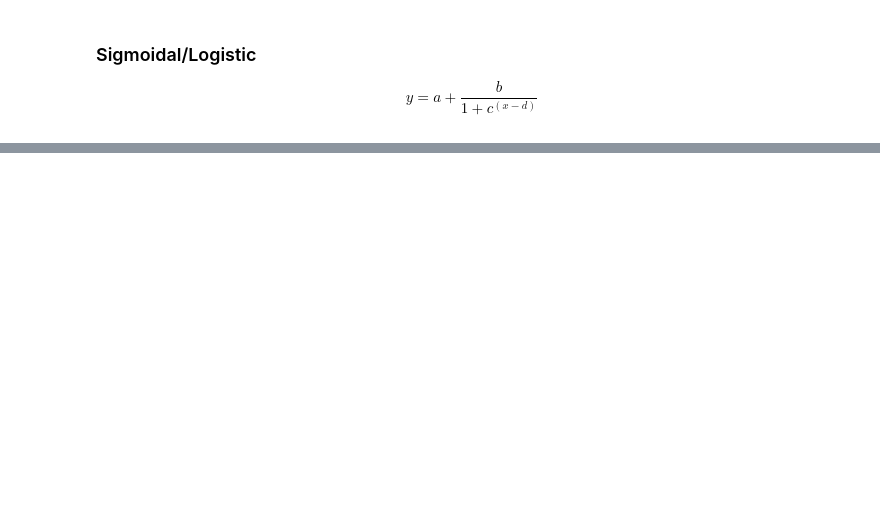
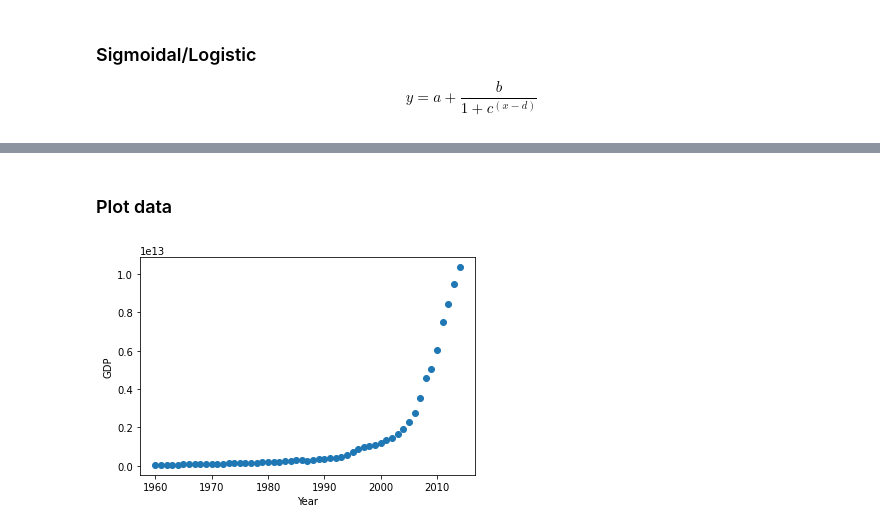
Before and after one commit to AnielShri/ML0101EN, a Jupyter notebook: notebooks/M02L02-Non_Linear_Regression.ipynb, the cells around one changed output, grey strips where cells are left out. Drawn from its saved outputs; the diff is of its cells as text; code cells hidden in the pictures; blank space fills up the shorter version.

```diff
--- a/notebooks/M02L02-Non_Linear_Regression.ipynb
+++ b/notebooks/M02L02-Non_Linear_Regression.ipynb
@@ -128,0 +133,5 @@ plt.show()
+# %%
+import pandas as pd
+
+data = pd.read_csv("../data/china_gdp.csv")
+data.head(10)
@@ -128,0 +150,11 @@ plt.show()
+# %% [markdown]
+### Plot data
+# %%
+x_data, y_data = (data["Year"].values, data["Value"].values)
+
+plt.scatter(x_data, y_data)
+plt.xlabel("Year")
+plt.ylabel("GDP")
+plt.show()
+# %% [output]
+[figure, added]
```
Also changed, not shown: parts of 16 cells of this notebook, 1 other file.
